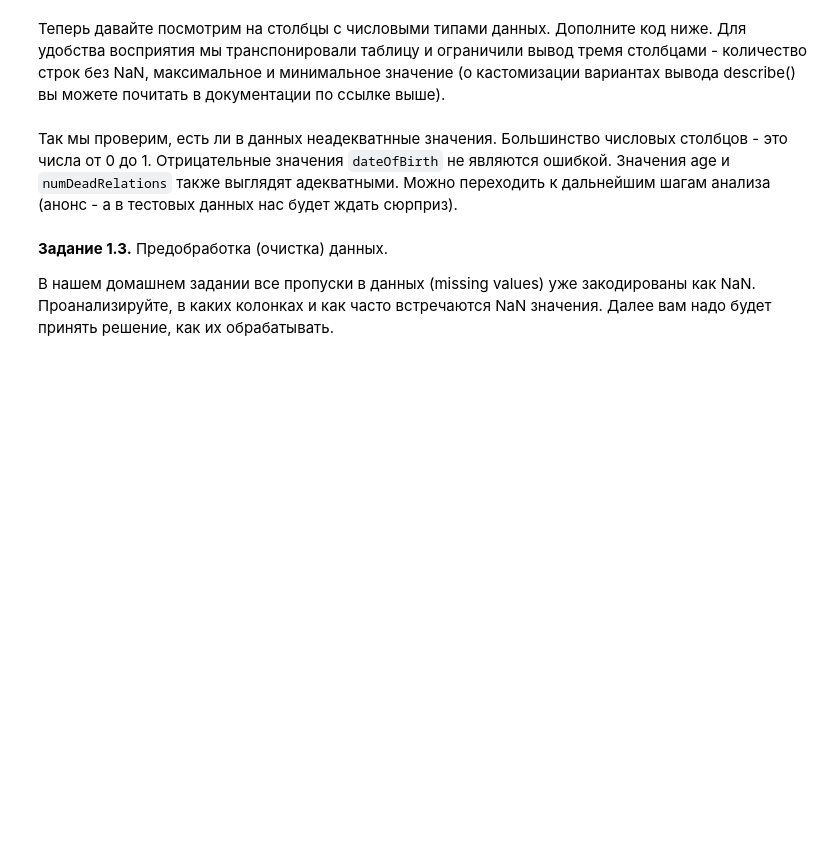
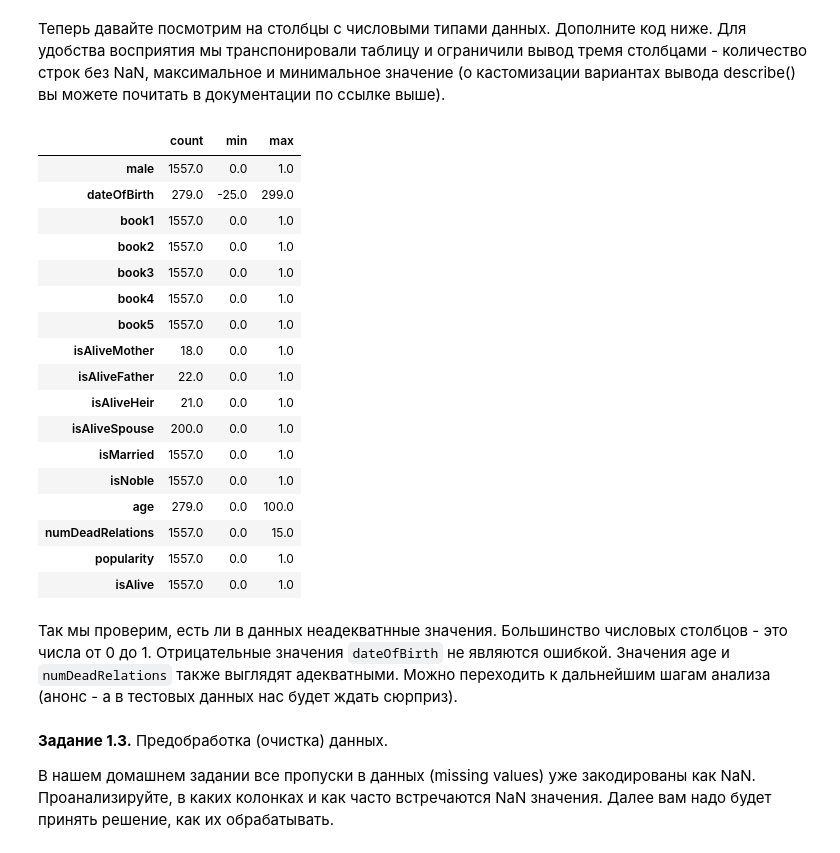
Before and after one commit to alexkutnenko167/stepik-homework-viim41, a Jupyter notebook: week_01_ml_intro/Homework/hw_1_game_of_thrones.ipynb, the cells around one changed output. Saved outputs shown, nothing was run; the diff lists cells and outputs as text; code cells hidden in the pictures; blank space fills up the shorter version.

```diff
--- a/week_01_ml_intro/Homework/hw_1_game_of_thrones.ipynb
+++ b/week_01_ml_intro/Homework/hw_1_game_of_thrones.ipynb
@@ -122,7 +141,26 @@ data.describe(include = 'object').T
 # %% [markdown]
 Теперь давайте посмотрим на столбцы с числовыми типами данных. Дополните код ниже. Для удобства восприятия мы транспонировали таблицу и ограничили вывод тремя столбцами - количество строк без NaN, максимальное и минимальное значение (о кастомизации вариантах вывода describe() вы можете почитать в документации по ссылке выше).
 # %%
-data.describe(include = [...]).T[['count', 'min', 'max']]
+data.describe(include = ['number']).T[['count', 'min', 'max']]
+# %% [output]
+|  | count | min | max |
+| male | 1557.0 | 0.0 | 1.0 |
+| dateOfBirth | 279.0 | -25.0 | 299.0 |
+| book1 | 1557.0 | 0.0 | 1.0 |
+| book2 | 1557.0 | 0.0 | 1.0 |
+| book3 | 1557.0 | 0.0 | 1.0 |
+| book4 | 1557.0 | 0.0 | 1.0 |
+| book5 | 1557.0 | 0.0 | 1.0 |
+| isAliveMother | 18.0 | 0.0 | 1.0 |
+| isAliveFather | 22.0 | 0.0 | 1.0 |
+| isAliveHeir | 21.0 | 0.0 | 1.0 |
+| isAliveSpouse | 200.0 | 0.0 | 1.0 |
+| isMarried | 1557.0 | 0.0 | 1.0 |
+| isNoble | 1557.0 | 0.0 | 1.0 |
+| age | 279.0 | 0.0 | 100.0 |
+| numDeadRelations | 1557.0 | 0.0 | 15.0 |
+| popularity | 1557.0 | 0.0 | 1.0 |
+| isAlive | 1557.0 | 0.0 | 1.0 |
 # %% [markdown]
 Так мы проверим, есть ли в данных неадекватнные значения.   Большинство числовых столбцов - это числа от 0 до 1. Отрицательные значения `dateOfBirth` не являются ошибкой. Значения age и `numDeadRelations` также выглядят адекватными. Можно переходить к дальнейшим шагам анализа (анонс - а в тестовых данных нас будет ждать сюрприз).
 # %% [markdown]
```
Also changed, not shown: parts of 10 cells of this notebook.
